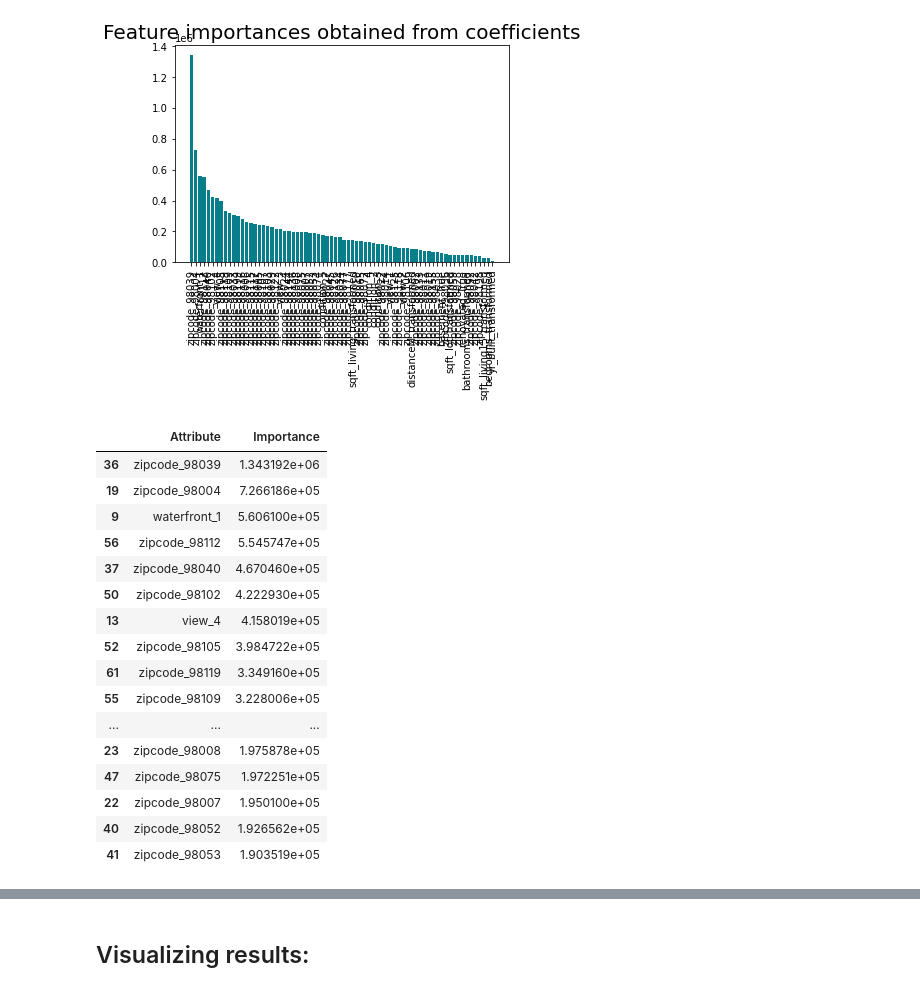
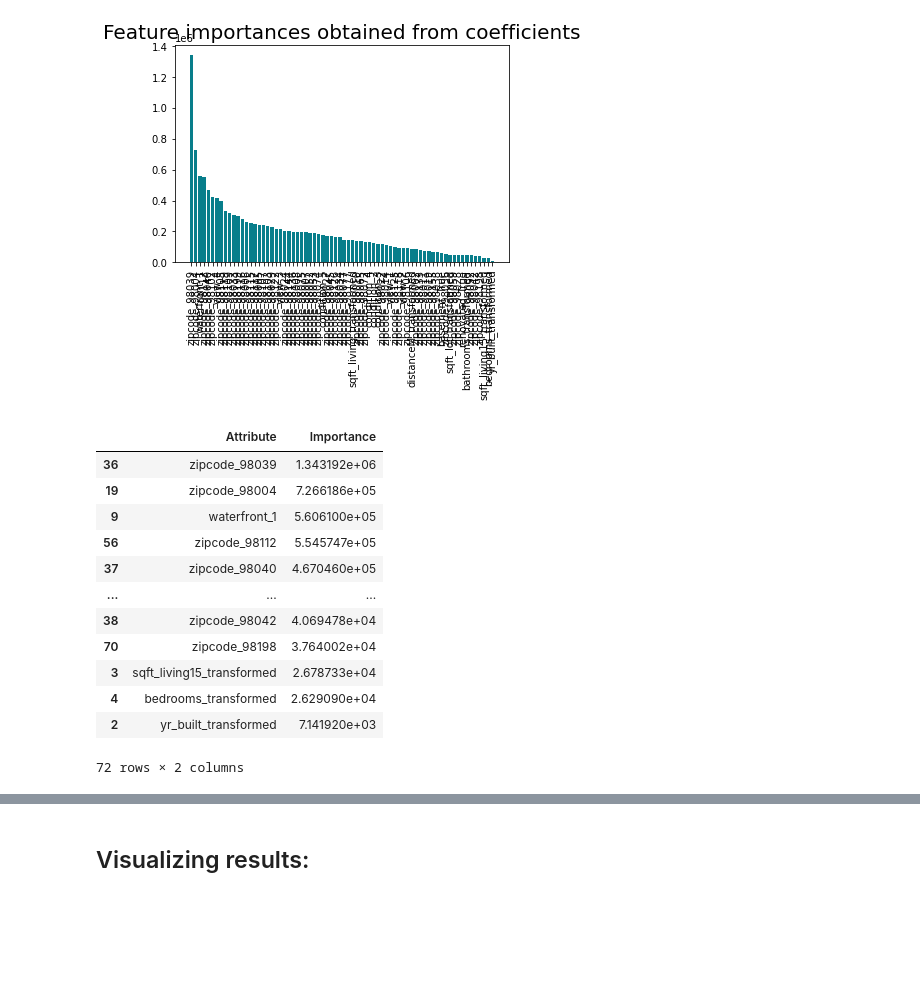
Before and after one commit to CrisQueCris/Houseprices, a Jupyter notebook: Modeling_Project/Midterm Regression.ipynb, the cells around one changed output, grey strips where cells are left out. Drawn from its saved outputs; the diff is of its cells as text; code cells hidden in the pictures; blank space fills up the shorter version.

```diff
--- a/Modeling_Project/Midterm Regression.ipynb
+++ b/Modeling_Project/Midterm Regression.ipynb
@@ -1096,25 +1096,21 @@ plt.show()
 # %% [output]
 [figure]
 # %%
-features_importances.nlargest(30, 'Importance')
+features_importances #.nlargest(30, 'Importance')
 # %% [output]
 |  | Attribute | Importance |
 | 36 | zipcode_98039 | 1.343192e+06 |
 | 19 | zipcode_98004 | 7.266186e+05 |
 | 9 | waterfront_1 | 5.606100e+05 |
 | 56 | zipcode_98112 | 5.545747e+05 |
 | 37 | zipcode_98040 | 4.670460e+05 |
-| 50 | zipcode_98102 | 4.222930e+05 |
-| 13 | view_4 | 4.158019e+05 |
-| 52 | zipcode_98105 | 3.984722e+05 |
-| 61 | zipcode_98119 | 3.349160e+05 |
-| 55 | zipcode_98109 | 3.228006e+05 |
 | ... | ... | ... |
-| 23 | zipcode_98008 | 1.975878e+05 |
-| 47 | zipcode_98075 | 1.972251e+05 |
-| 22 | zipcode_98007 | 1.950100e+05 |
-| 40 | zipcode_98052 | 1.926562e+05 |
-| 41 | zipcode_98053 | 1.903519e+05 |
+| 38 | zipcode_98042 | 4.069478e+04 |
+| 70 | zipcode_98198 | 3.764002e+04 |
+| 3 | sqft_living15_transformed | 2.678733e+04 |
+| 4 | bedrooms_transformed | 2.629090e+04 |
+| 2 | yr_built_transformed | 7.141920e+03 |
+72 rows × 2 columns
 # %%
 X_train_const_scaled = sm.add_constant(X_train_scaled) # adding a constant
 
```
Also changed, not shown: parts of 17 cells of this notebook.
